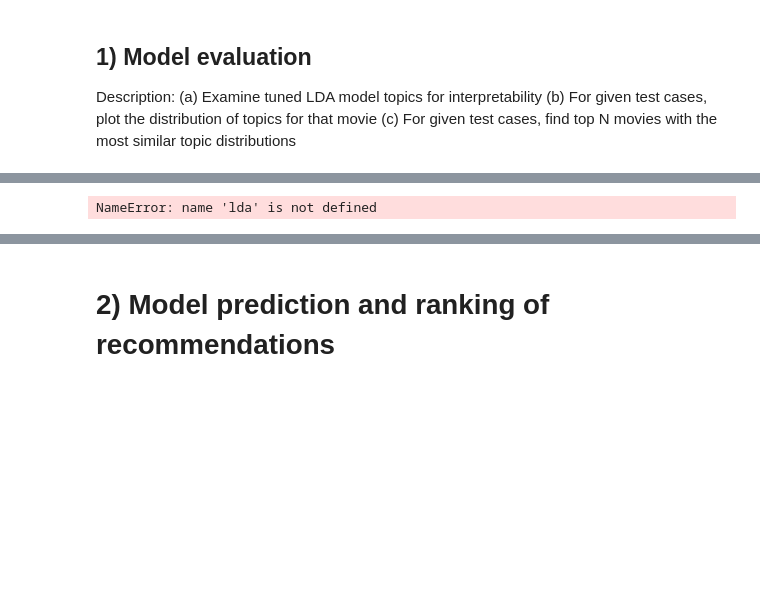
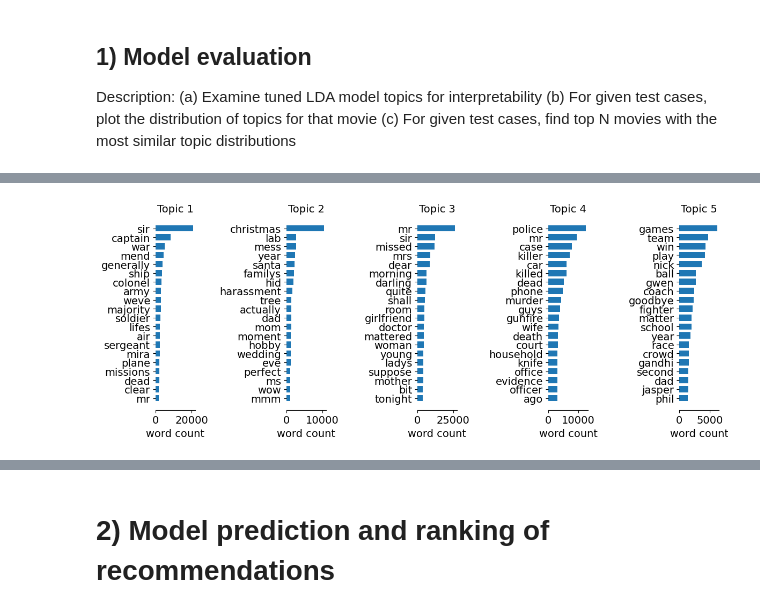
Before and after one commit to nfasano/movie_recsys, a Jupyter notebook: recsys_content_based/model_eval.ipynb, the cells around one changed output, grey strips where cells are left out. Cells and saved outputs as stored; diff of their text form; code cells hidden in the pictures; blank space fills up the shorter version.

```diff
--- a/recsys_content_based/model_eval.ipynb
+++ b/recsys_content_based/model_eval.ipynb
@@ -82,34 +79,34 @@ def plot_top_words_selected_topics(
     axes = axes.flatten()
     kk = -1
     for topic_idx, topic in enumerate(model.components_):
         if topic_idx in select_topics:
             kk = kk + 1
             top_features_ind = topic.argsort()[: -n_top_words - 1 : -1]
             top_features = [feature_names[i] for i in top_features_ind]
             weights = topic[top_features_ind]
 
             ax = axes[kk]
             ax.barh(top_features, weights, height=0.7)
             ax.set_title(f"Topic {kk+1}", fontdict={"fontsize": 14})
             ax.invert_yaxis()
             ax.tick_params(axis="both", which="major", labelsize=14)
             ax.set_xlabel("word count", fontdict={"fontsize": 14})
             for i in "top right left".split():
                 ax.spines[i].set_visible(False)
             fig.suptitle(title, fontsize=18)
 
     plt.subplots_adjust(top=0.90, bottom=0.05, wspace=0.90, hspace=0.3)
     fig.tight_layout()
 
     return fig
 
 plt.rcParams.update({'font.size': 14})
 fig = plot_top_words_selected_topics(
-    lda, word_key, n_top_words, n_components, "", [0, 1, 2, 3, 5]
+    lda_main, word_key, 20, 20, "", [0, 1, 2, 3, 5]
 )
 fig.tight_layout()
 # fig.figure.savefig('model_eval\\select_topics.png', dpi=450, bbox_inches="tight")
 # %% [output]
-NameError: name 'lda' is not defined
+[figure, added]
 # %%
 # define some test cases - will be used as examples in app
```
Also changed, not shown: parts of 5 cells of this notebook, 2 other files.
